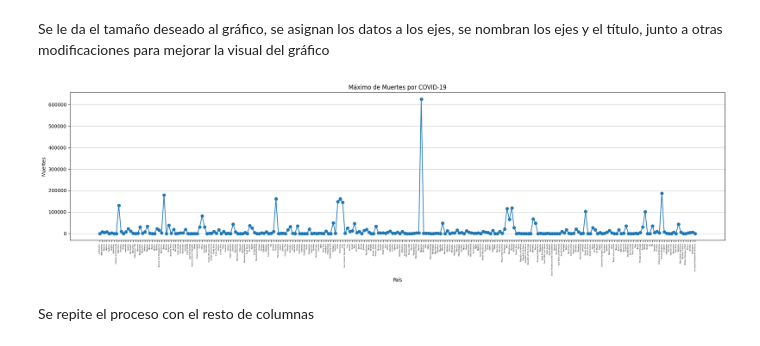
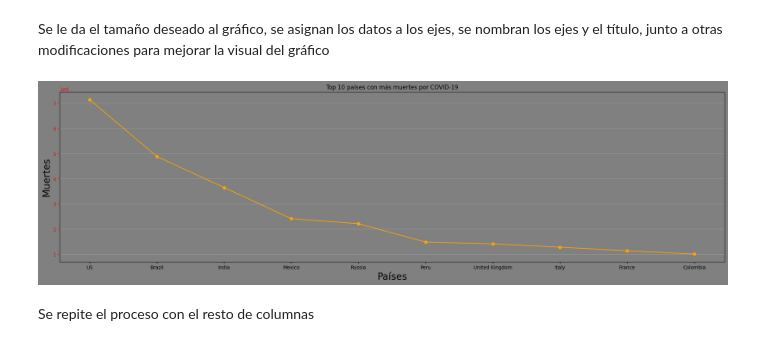
Before and after one commit to NicolasFredes/Prueba_1-main, a Jupyter notebook: Untitled-1.ipynb, the cells around one changed output. Saved outputs shown, nothing was run; the diff lists cells and outputs as text; code cells hidden in the pictures.

```diff
--- a/Untitled-1.ipynb
+++ b/Untitled-1.ipynb
@@ -82,10 +82,11 @@ import matplotlib.pyplot as plt
 Se aplica el filtro max para obtener solo los resultados máximos por país de la columna que queramos gráficar. Se agrupan los datos por país y se ordenan alfabeticamente para tener una estructura más ordenada
 # %%
 query = """
-    SELECT country_region, MAX(deaths) AS max_deaths
+    SELECT country_region, SUM(deaths) AS deaths
     FROM `bigquery-public-data.covid19_jhu_csse.summary`
     GROUP BY country_region
-    ORDER BY country_region ASC
+    ORDER BY deaths DESC
+    LIMIT 10
 """
 rows = client.query(query).to_dataframe()
 # %% [markdown]
@@ -93,21 +94,26 @@ Se usa la función dropna para eliminar los resultados que contengan "0" ya que
 # %%
 rows = rows.dropna()
 paises = rows['country_region'].tolist()
-muertes = rows['max_deaths'].tolist()
+muertes = rows['deaths'].tolist()
 # %% [markdown]
 Se le da el tamaño deseado al gráfico, se asignan los datos a los ejes, se nombran los ejes y el título, junto a otras modificaciones para mejorar la visual del gráfico
-# %%
-plt.figure(figsize=(20, 6))
-plt.plot(paises, muertes, marker='o', linestyle='-')
-plt.title('Máximo de Muertes por COVID-19')
-plt.xlabel('País')
-plt.ylabel('Muertes')
-plt.xticks(rotation=90, fontsize=4)
-plt.grid(True, axis='y', linestyle='-', linewidth=0.5)
-plt.tight_layout()
-plt.show()
-# %% [output]
-[figure, removed]
+# %%
+fig, ax = plt.subplots(figsize=(20, 6))
+
+fig.patch.set_facecolor('grey')
+ax.set_facecolor('grey')
+
+ax.plot(paises, muertes, marker='o', linestyle='-', color='orange')
+ax.set_title('Top 10 países con más muertes por COVID-19')
+ax.set_xlabel('Países', fontsize=20)
+ax.set_ylabel('Muertes', fontsize=20)
+ax.tick_params(axis='x', labelsize=10)
+ax.tick_params(axis='y', labelsize=10, colors='red')
+ax.grid(True, axis='y', linestyle='-', linewidth=0.5)
+plt.tight_layout()
+plt.show()
+# %% [output]
+[figure, added]
 # %% [markdown]
 Se repite el proceso con el resto de columnas
 # %%
```
Also changed, not shown: parts of 4 cells of this notebook.
